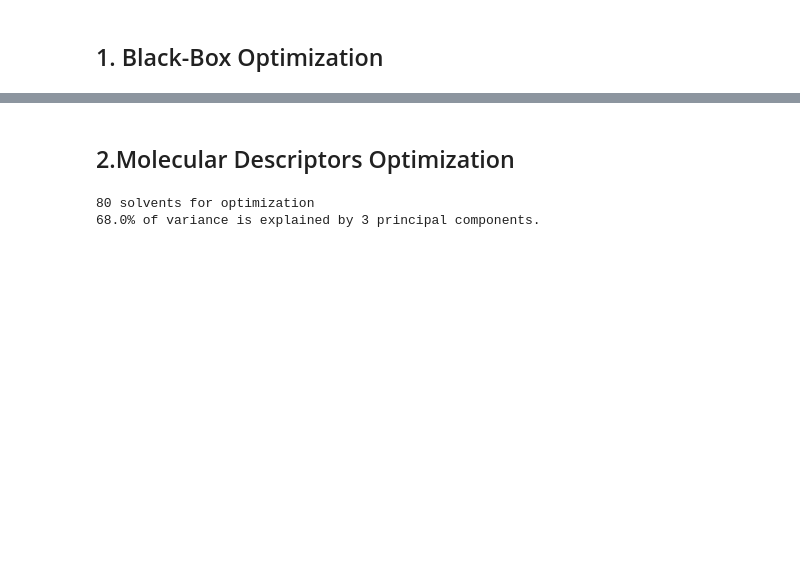
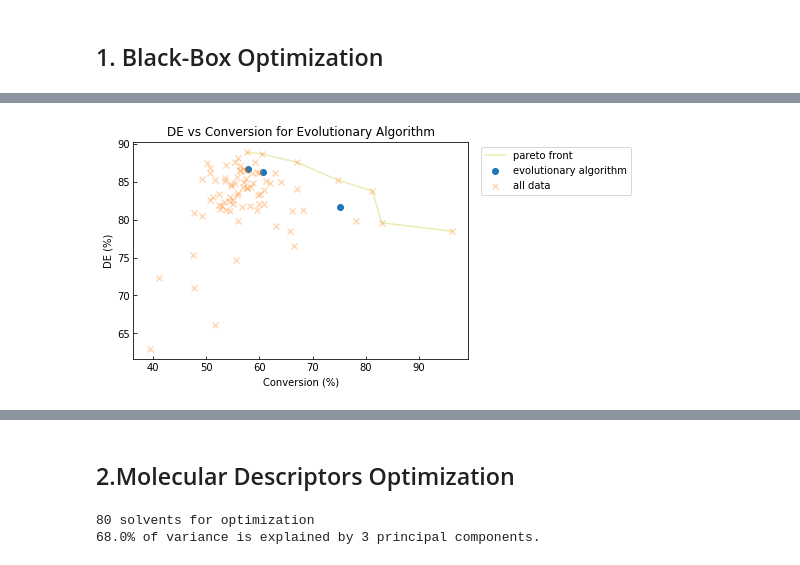
Before and after one commit to sustainable-processes/summit, a Jupyter notebook: case_studies/in_silico_studies/solvent_optimization_visualization.ipynb, the cells around one changed output, grey strips where cells are left out. Saved outputs shown, nothing was run; the diff lists cells and outputs as text; code cells hidden in the pictures; blank space fills up the shorter version.

Commit message:
Setup repeat experiments

```diff
--- a/case_studies/in_silico_studies/solvent_optimization_visualization.ipynb
+++ b/case_studies/in_silico_studies/solvent_optimization_visualization.ipynb
@@ -59,9 +64,8 @@ random_seed=1000
 # %% [markdown]
 ## 1. Black-Box Optimization
 # %%
-s = SolventEvolutionaryOptimization(batch_size=batch_size,
+s = SolventEvolutionaryOptimization(batch_size=8,
                                     num_batches=num_batches,
                                     seed=random_seed)
 final_pop = s.optimize()
-final_pop
 # %% [output]
@@ -70,0 +105,19 @@ array([[61.06886528, 87.63921388],
+# %%
+plt.figure()
+ax = plt.subplot(111)
+ax.tick_params(direction='in')
+ax.scatter(final_pop[:, 0], final_pop[:, 1], label='evolutionary algorithm')
+ax.scatter(all_experiments[:, 0], all_experiments[:, 1], marker='x', alpha=0.3, label='all data')
+ax.plot(pareto[:, 0], pareto[:, 1], c='y', label='pareto front', alpha=0.3)
+ax.legend(bbox_to_anchor=(1.5, 1))
+ax.set_xlabel('Conversion (%)'); ax.set_ylabel('DE (%)')
+_ = ax.set_title('DE vs Conversion for Evolutionary Algorithm')
+
+# ec_coverages = np.zeros(num_batches)
+# pareto_size = solvents_pareto.shape[0]
+# candidates =
+# solvents_pareto.index.values.any() == batches['solvent']
+#     num_covered = np.count_nonzero(check)
+#     ec_coverages[i] = num_covered/pareto_size*100
+# %% [output]
+[figure, added]
```
Also changed, not shown: parts of 7 cells of this notebook, 3 other files.
